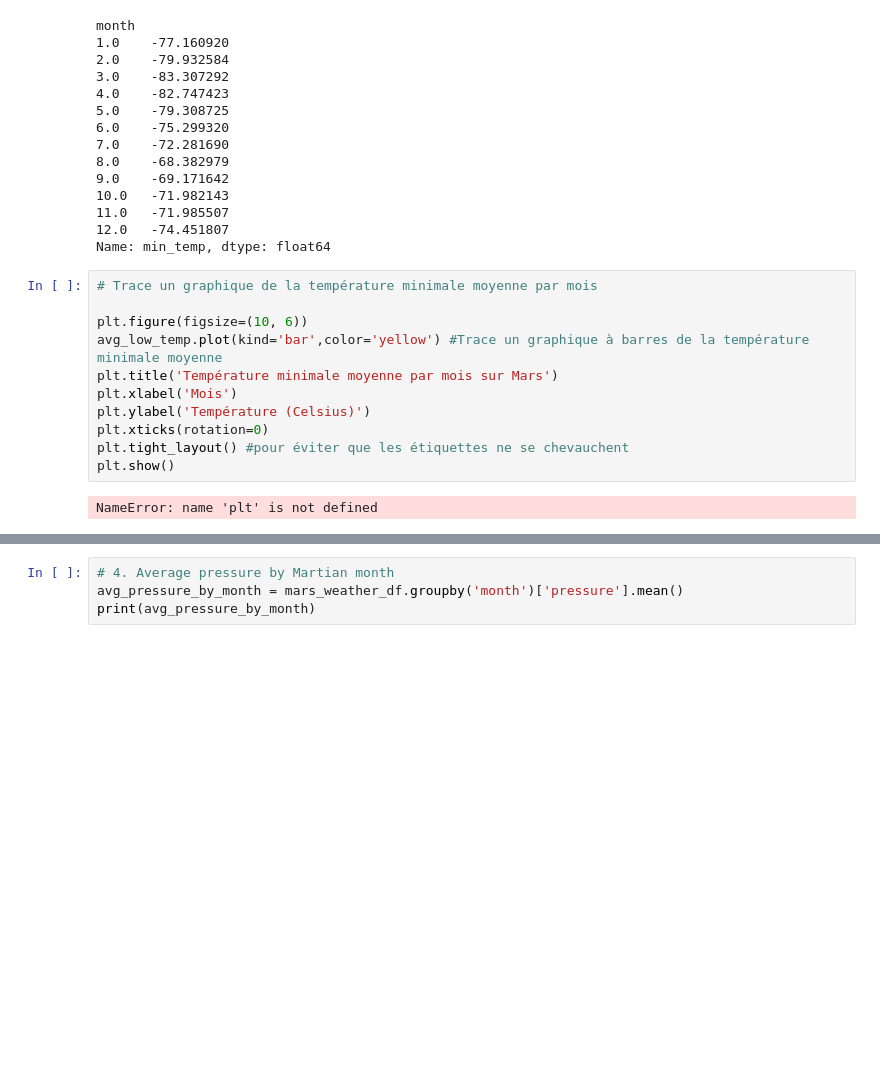
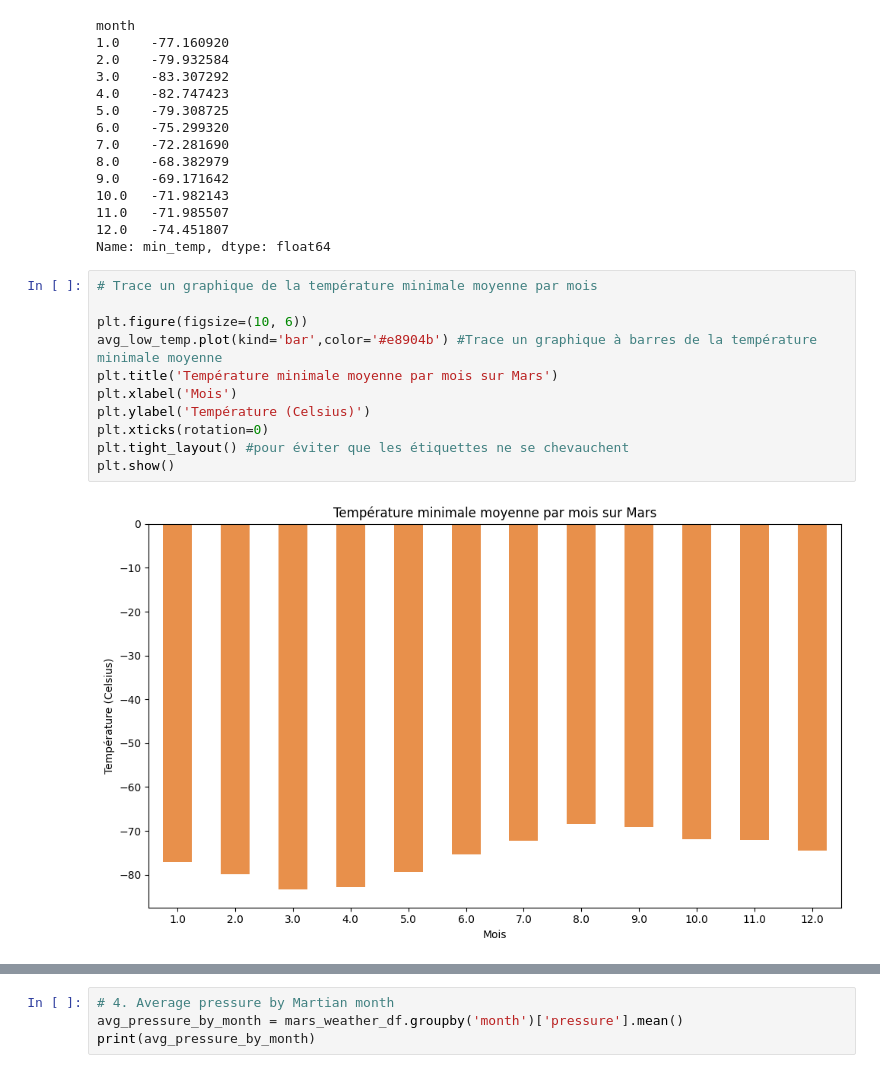
Before and after one commit to ikramkouibaati/Webscraping_Eval, a Jupyter notebook: main.ipynb, the cells around one changed output, grey strips where cells are left out. Drawn from its saved outputs; the diff is of its cells as text; blank space fills up the shorter version.

```diff
--- a/main.ipynb
+++ b/main.ipynb
@@ -297,16 +293,16 @@ Name: min_temp, dtype: float64
 # %%
 # Trace un graphique de la température minimale moyenne par mois
 
 plt.figure(figsize=(10, 6))
-avg_low_temp.plot(kind='bar',color='yellow') #Trace un graphique à barres de la température minimale moyenne
+avg_low_temp.plot(kind='bar',color='#e8904b') #Trace un graphique à barres de la température minimale moyenne
 plt.title('Température minimale moyenne par mois sur Mars')
 plt.xlabel('Mois')
 plt.ylabel('Température (Celsius)')
 plt.xticks(rotation=0)
 plt.tight_layout() #pour éviter que les étiquettes ne se chevauchent
 plt.show()
 # %% [output]
-NameError: name 'plt' is not defined
+[figure, added]
 # %%
 # Trie les données de température minimale moyenne par mois
 sorted_weather_df = avg_low_temp.sort_values()
```
Also changed, not shown: parts of 5 cells of this notebook, 3 other files.
